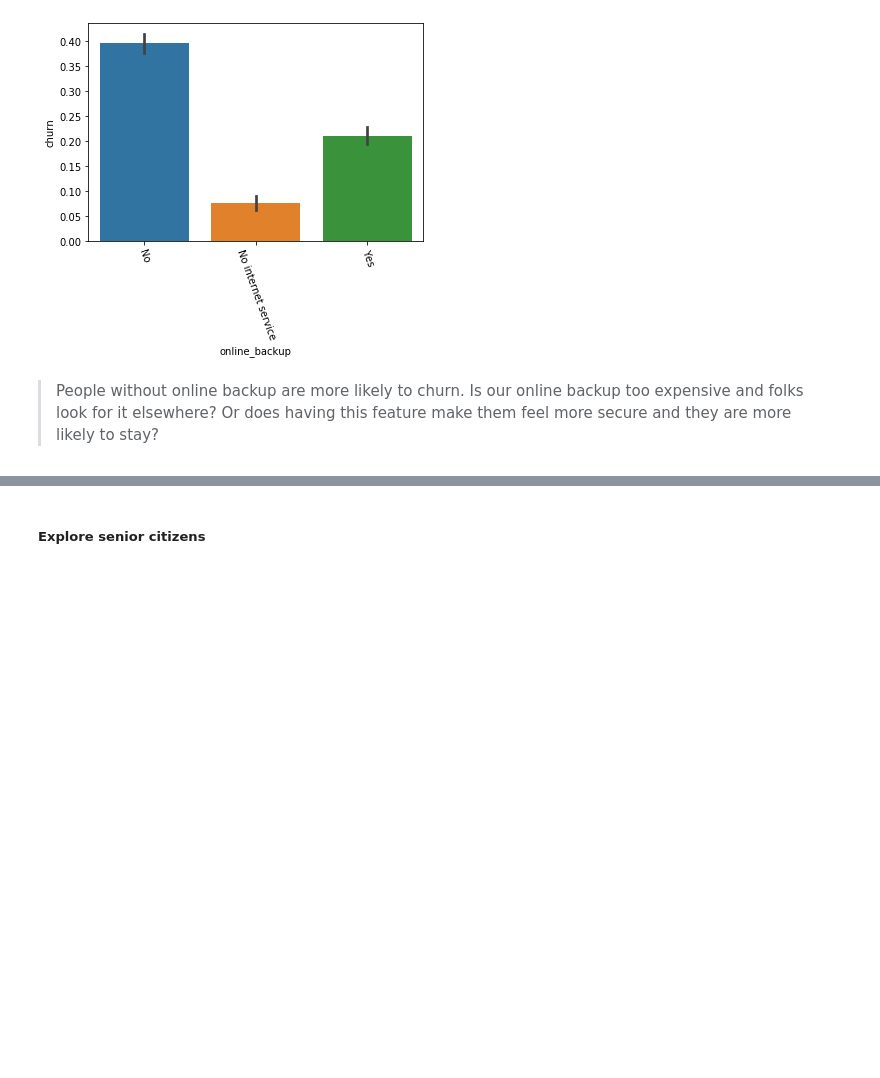
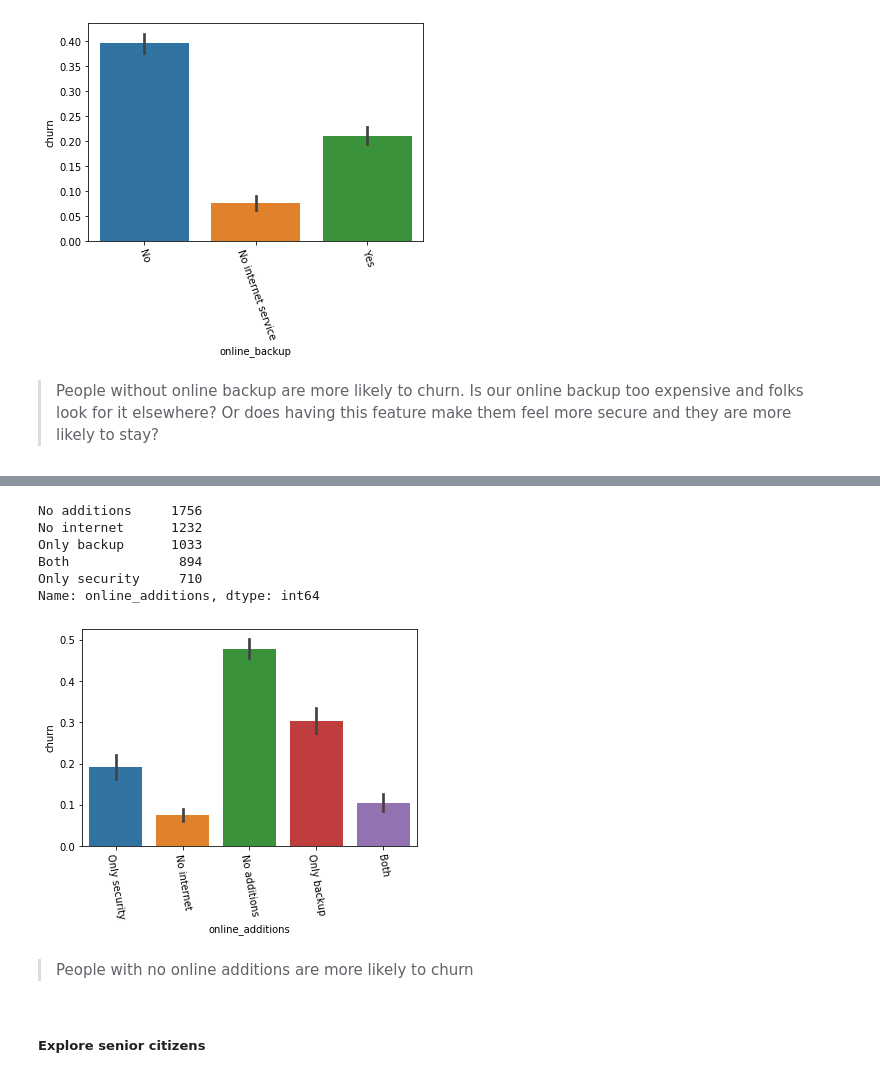
Before and after one commit to misty-garcia/telco-churn-project, a Jupyter notebook: telco_pipeline.ipynb, the cells around one changed output, grey strips where cells are left out. Saved outputs shown, nothing was run; the diff lists cells and outputs as text; code cells hidden in the pictures; blank space fills up the shorter version.

```diff
--- a/telco_pipeline.ipynb
+++ b/telco_pipeline.ipynb
@@ -449,3 +449,16 @@ plt.show()
 [figure]
 # %% [markdown]
 > People without online backup are more likely to churn. Is our online backup too expensive and folks look for it elsewhere? Or does having this feature make them feel more secure and they are more likely to stay?
+# %%
+# make a new column combining online security and backup
+conditions = [
+    (train1.online_security == "No") & (train1.online_backup == "No"),
+    (train1.online_security == "Yes") & (train1.online_backup == "No"),
+    (train1.online_security == "No") & (train1.online_backup == "Yes"),
+    (train1.online_security == "Yes") & (train1.online_backup == "Yes")]
+
+choices = ['No additions', 'Only security', 'Only backup', 'Both']
+train1['online_additions'] = np.select(conditions, choices, default='No internet')
+# %%
+# drop old online columns
+train1.drop(columns=["online_security","online_backup"],inplace=True)
@@ -452,3 +474,21 @@ plt.show()
+# %%
+train1.online_additions.value_counts()
+# %% [output]
+No additions     1756
+No internet      1232
+Only backup      1033
+Both              894
+Only security     710
+Name: online_additions, dtype: int64
+# %%
+# plot all services
+sns.barplot(x="online_additions", y="churn", data=train1)
+plt.xticks(rotation=-80)
+plt.show()
+# %% [output]
+[figure, added]
+# %% [markdown]
+> People with no online additions are more likely to churn
 # %% [markdown]
 ##### Explore senior citizens
 # %%
```
Also changed, not shown: parts of 11 cells of this notebook.
